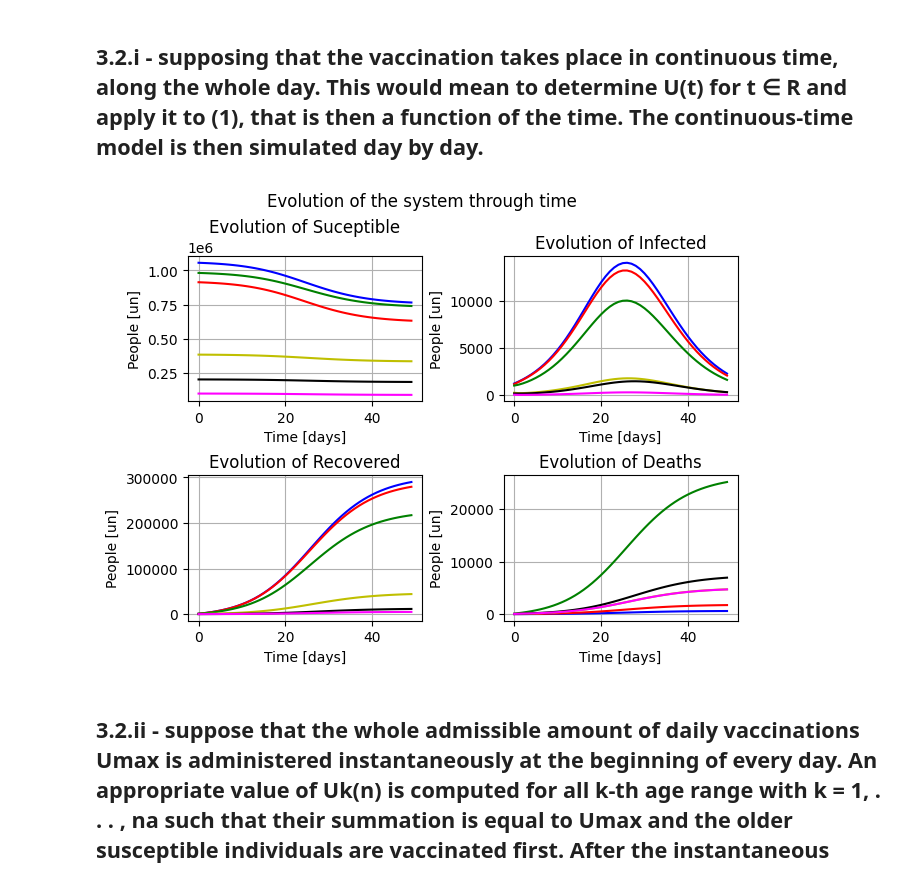
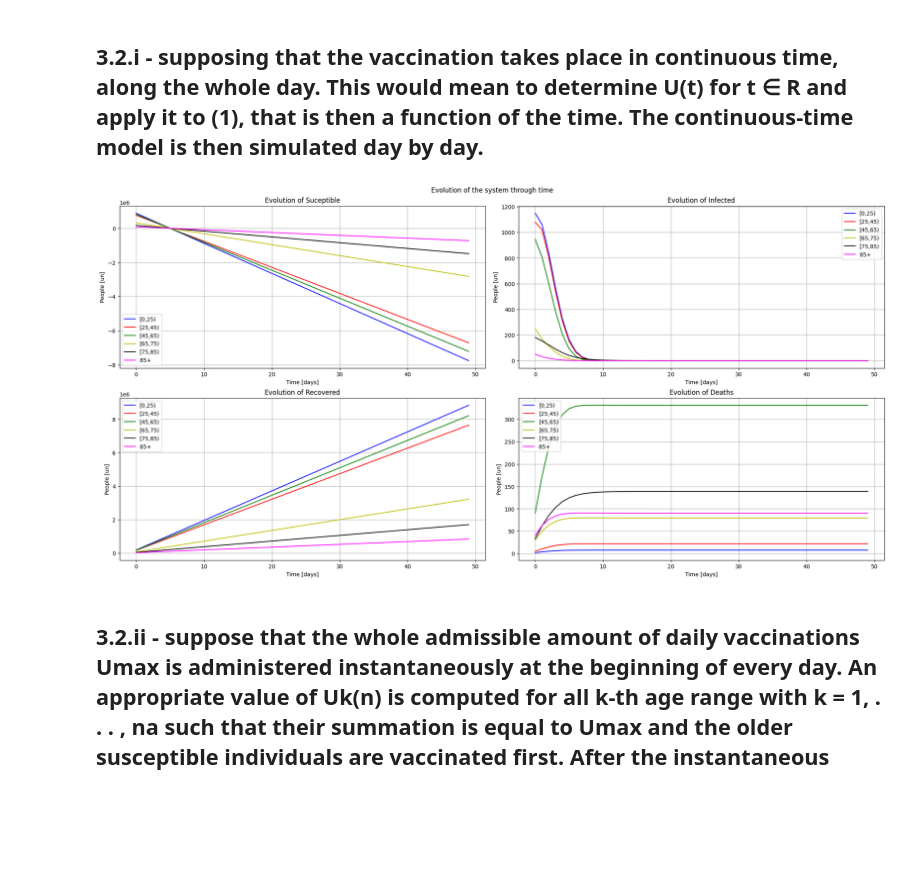
Before and after one commit to douglasmmachado/MPC, a Jupyter notebook: COVID-19.ipynb, the cells around one changed output. Saved outputs shown, nothing was run; the diff lists cells and outputs as text; code cells hidden in the pictures; blank space fills up the shorter version.

```diff
--- a/COVID-19.ipynb
+++ b/COVID-19.ipynb
@@ -120,7 +120,7 @@ plot_rates_cont(k, dSkdt, dIkdt, dRdt, dDdt)
 [figure]
 # %%
 def plot_x(S, I, R, D, ranges):
-  fig, axs = plt.subplots(2, 2, layout='constrained')
+  fig, axs = plt.subplots(2, 2, layout='constrained', figsize = (20,10))
   colors = ['b', 'r', 'g', 'y', 'black', 'magenta']
 
   for i, age in enumerate(ranges):
@@ -129,31 +129,36 @@ def plot_x(S, I, R, D, ranges):
     axs[0, 0].set_title('Evolution of Suceptible')
     axs[0, 0].set_xlabel("Time [days]")
     axs[0, 0].set_ylabel("People [un]")
+    axs[0, 0].legend()
 
     axs[0, 1].plot(I[:,i], colors[i], label = age)
     axs[0, 1].grid(True)
     axs[0, 1].set_title('Evolution of Infected')
     axs[0, 1].set_xlabel("Time [days]")
     axs[0, 1].set_ylabel("People [un]")
+    axs[0, 1].legend()
 
     axs[1, 0].plot(R[:,i], colors[i], label = age)
     axs[1, 0].grid(True)
     axs[1, 0].set_title('Evolution of Recovered')
     axs[1, 0].set_xlabel("Time [days]")
     axs[1, 0].set_ylabel("People [un]")
+    axs[1, 0].legend()
 
     axs[1, 1].plot(D[:,i], colors[i], label = age)
     axs[1, 1].grid(True)
     axs[1, 1].set_title('Evolution of Deaths')
     axs[1, 1].set_xlabel("Time [days]")
     axs[1, 1].set_ylabel("People [un]")
+    axs[1, 1].legend()
 
   plt.suptitle('Evolution of the system through time')
   plt.show()
 # %%
 y0 = np.concatenate([S, I, R, D])
 x = y0
-U = np.zeros_like(C@I) # For a first step, I can use the U = 0 to test the system
+U = np.array([0,0,0,
+              0,0,0]) # For a first step, I can use the U = 0 to test the system
 
 S_array = np.zeros(300).reshape(50,6)
 I_array = np.zeros(300).reshape(50,6)
@@ -177,24 +182,26 @@ plot_x(S_array, I_array, R_array, D_array, ranges)
 # %%
 y0 = np.concatenate([S, I, R, D])
 x = y0
-U = np.zeros_like(C@I) # For a first step, I can use the U = 0 to test the system
+na = 6
+
+U = N *  # Considering the same vaccination rate to all ages
 
 S_array = np.zeros(300).reshape(50,6)
 I_array = np.zeros(300).reshape(50,6)
 R_array = np.zeros(300).reshape(50,6)
 D_array = np.zeros(300).reshape(50,6)
 
 
 for day in range(50):
   x = odeint(dxdt, x, [0,1], args=(C, U, gamr, gamd, lbd))
   x = x[1]
   S_array[day] = x[:6]
   I_array[day] = x[6:12]
   R_array[day] = x[12:18]
   D_array[day] = x[18:24]
 
 plot_x(S_array, I_array, R_array, D_array, ranges)
 # %% [output]
-[figure, old version]
+[figure, new version]
 # %% [markdown]
 ## 3.2.ii - suppose that the whole admissible amount of daily vaccinations Umax is administered instantaneously at the beginning of every day. An appropriate value of Uk(n) is computed for all k-th age range with k = 1, . . . , na such that their summation is equal to Umax and the older susceptible individuals are vaccinated first. After the instantaneous update of the number of susceptibles and recovered, the system (1) is simulated in open loop till the following day.
```
Also changed, not shown: parts of 2 cells of this notebook.
